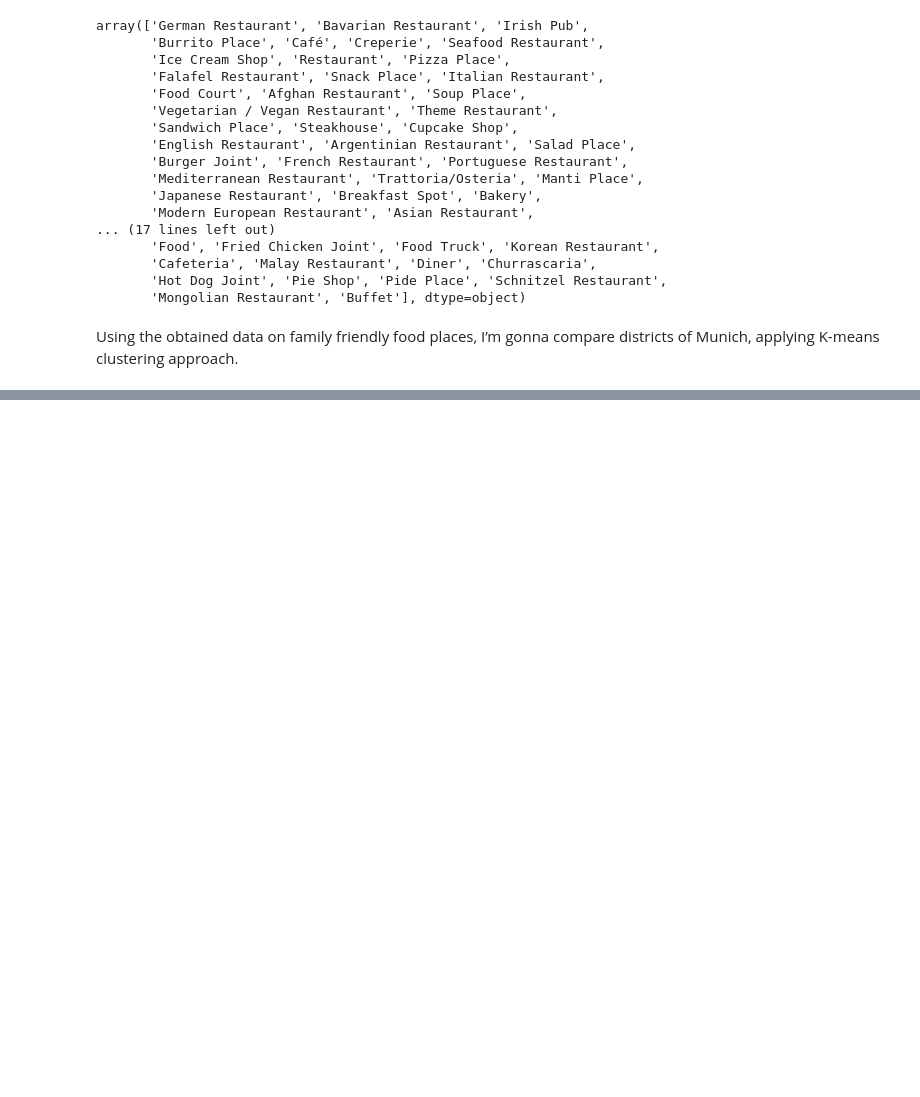
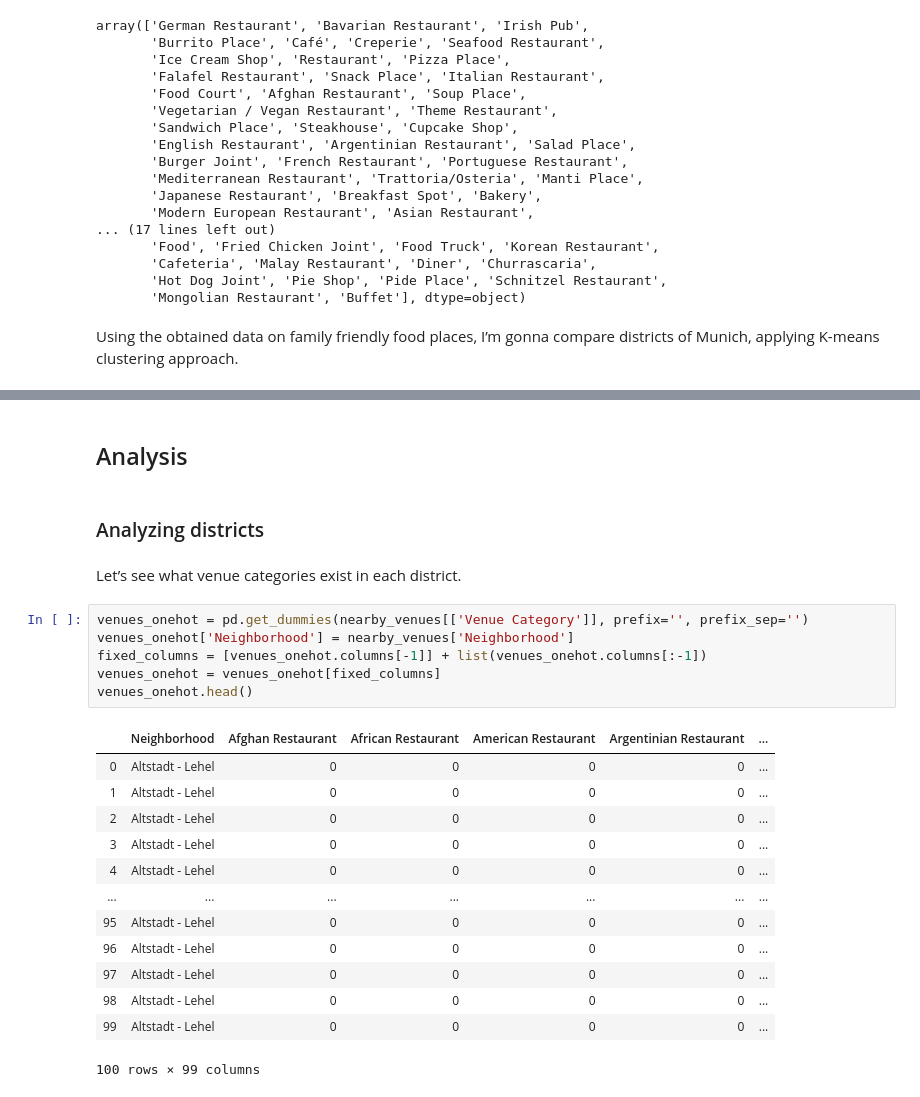
Before and after one commit to slavikdev/Coursera_Capstone, a Jupyter notebook: munich-family-neighborhoods/munich-family-places.ipynb, the cells around one changed output, grey strips where cells are left out. Cells and saved outputs as stored; diff of their text form; blank space fills up the shorter version.

```diff
--- a/munich-family-neighborhoods/munich-family-places.ipynb
+++ b/munich-family-neighborhoods/munich-family-places.ipynb
@@ -231,0 +253,26 @@ Using the obtained data on family friendly food places, I’m gonna compare dist
+# %% [markdown]
+## Analysis
+# %% [markdown]
+### Analyzing districts
+# %% [markdown]
+Let’s see what venue categories exist in each district.
+# %%
+venues_onehot = pd.get_dummies(nearby_venues[['Venue Category']], prefix='', prefix_sep='')
+venues_onehot['Neighborhood'] = nearby_venues['Neighborhood']
+fixed_columns = [venues_onehot.columns[-1]] + list(venues_onehot.columns[:-1])
+venues_onehot = venues_onehot[fixed_columns]
+venues_onehot.head()
+# %% [output]
+|  | Neighborhood | Afghan Restaurant | African Restaurant | American Restaurant | Argentinian Restaurant | ... |
+| 0 | Altstadt - Lehel | 0 | 0 | 0 | 0 | ... |
+| 1 | Altstadt - Lehel | 0 | 0 | 0 | 0 | ... |
+| 2 | Altstadt - Lehel | 0 | 0 | 0 | 0 | ... |
+| 3 | Altstadt - Lehel | 0 | 0 | 0 | 0 | ... |
+| 4 | Altstadt - Lehel | 0 | 0 | 0 | 0 | ... |
+| ... | ... | ... | ... | ... | ... | ... |
+| 95 | Altstadt - Lehel | 0 | 0 | 0 | 0 | ... |
+| 96 | Altstadt - Lehel | 0 | 0 | 0 | 0 | ... |
+| 97 | Altstadt - Lehel | 0 | 0 | 0 | 0 | ... |
+| 98 | Altstadt - Lehel | 0 | 0 | 0 | 0 | ... |
+| 99 | Altstadt - Lehel | 0 | 0 | 0 | 0 | ... |
+100 rows × 99 columns
```
Also changed, not shown: parts of 42 cells of this notebook, 2 other files.
